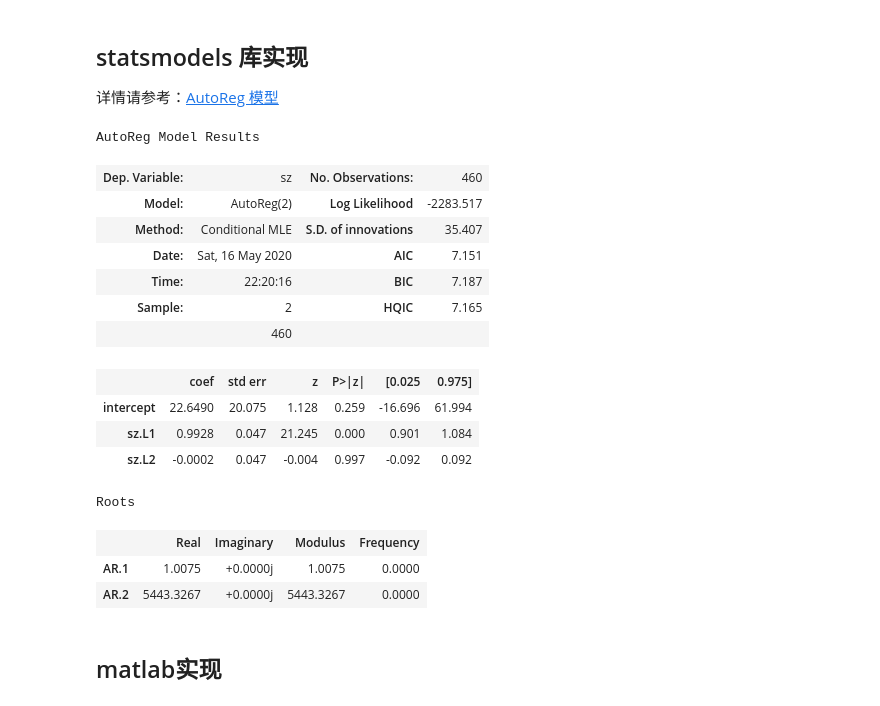
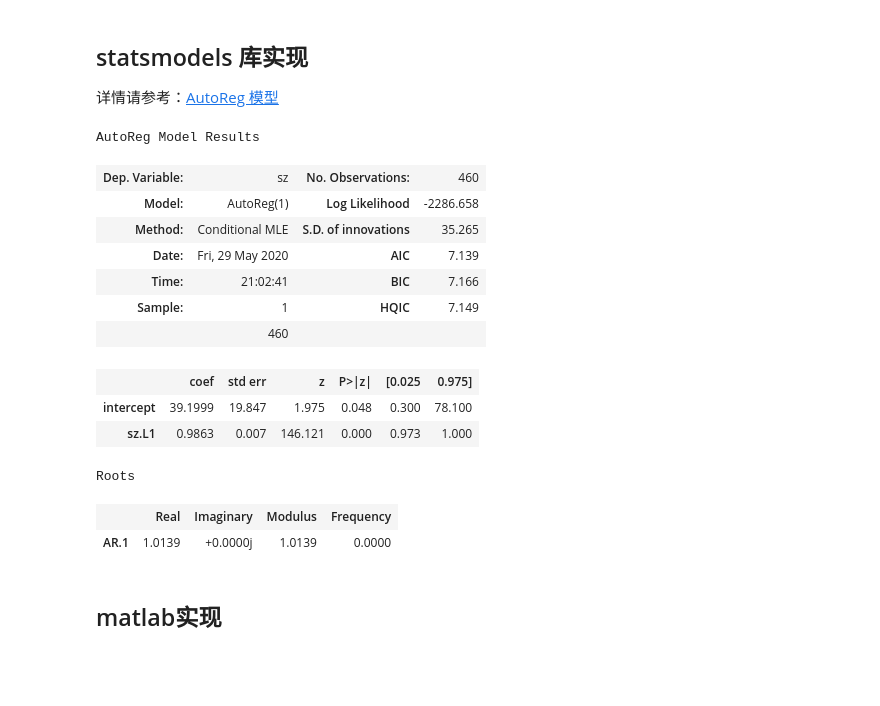
Before and after one commit to lei940324/econometrics, a Jupyter notebook: 金融时间序列/自回归模型.ipynb, the cells around one changed output. Cells and saved outputs as stored; diff of their text form; code cells hidden in the pictures; blank space fills up the shorter version.

```diff
--- a/金融时间序列/自回归模型.ipynb
+++ b/金融时间序列/自回归模型.ipynb
@@ -150,27 +149,25 @@ strong multicollinearity or other numerical problems.
 # %%
 from statsmodels.tsa.ar_model import AutoReg
 import pandas as pd
 
 data = pd.read_excel('../数据/上证指数与沪深300.xlsx')
-res = AutoReg(data['sz'], lags=2).fit()
+res = AutoReg(data['sz'], lags=1).fit()
 res.summary()
 # %% [output]
 AutoReg Model Results
 | Dep. Variable: | sz | No. Observations: | 460 |
-| Model: | AutoReg(2) | Log Likelihood | -2283.517 |
-| Method: | Conditional MLE | S.D. of innovations | 35.407 |
-| Date: | Sat, 16 May 2020 | AIC | 7.151 |
-| Time: | 22:20:16 | BIC | 7.187 |
-| Sample: | 2 | HQIC | 7.165 |
+| Model: | AutoReg(1) | Log Likelihood | -2286.658 |
+| Method: | Conditional MLE | S.D. of innovations | 35.265 |
+| Date: | Fri, 29 May 2020 | AIC | 7.139 |
+| Time: | 21:02:41 | BIC | 7.166 |
+| Sample: | 1 | HQIC | 7.149 |
 |  | 460 |  |  |
 |  | coef | std err | z | P>|z| | [0.025 | 0.975] |
-| intercept | 22.6490 | 20.075 | 1.128 | 0.259 | -16.696 | 61.994 |
-| sz.L1 | 0.9928 | 0.047 | 21.245 | 0.000 | 0.901 | 1.084 |
-| sz.L2 | -0.0002 | 0.047 | -0.004 | 0.997 | -0.092 | 0.092 |
+| intercept | 39.1999 | 19.847 | 1.975 | 0.048 | 0.300 | 78.100 |
+| sz.L1 | 0.9863 | 0.007 | 146.121 | 0.000 | 0.973 | 1.000 |
 Roots
 |  | Real | Imaginary | Modulus | Frequency |
-| AR.1 | 1.0075 | +0.0000j | 1.0075 | 0.0000 |
-| AR.2 | 5443.3267 | +0.0000j | 5443.3267 | 0.0000 |
+| AR.1 | 1.0139 | +0.0000j | 1.0139 | 0.0000 |
 # %% [markdown]
 ## matlab实现
 # %% [markdown]
```
Also changed, not shown: parts of 5 cells of this notebook, 6 other files.
